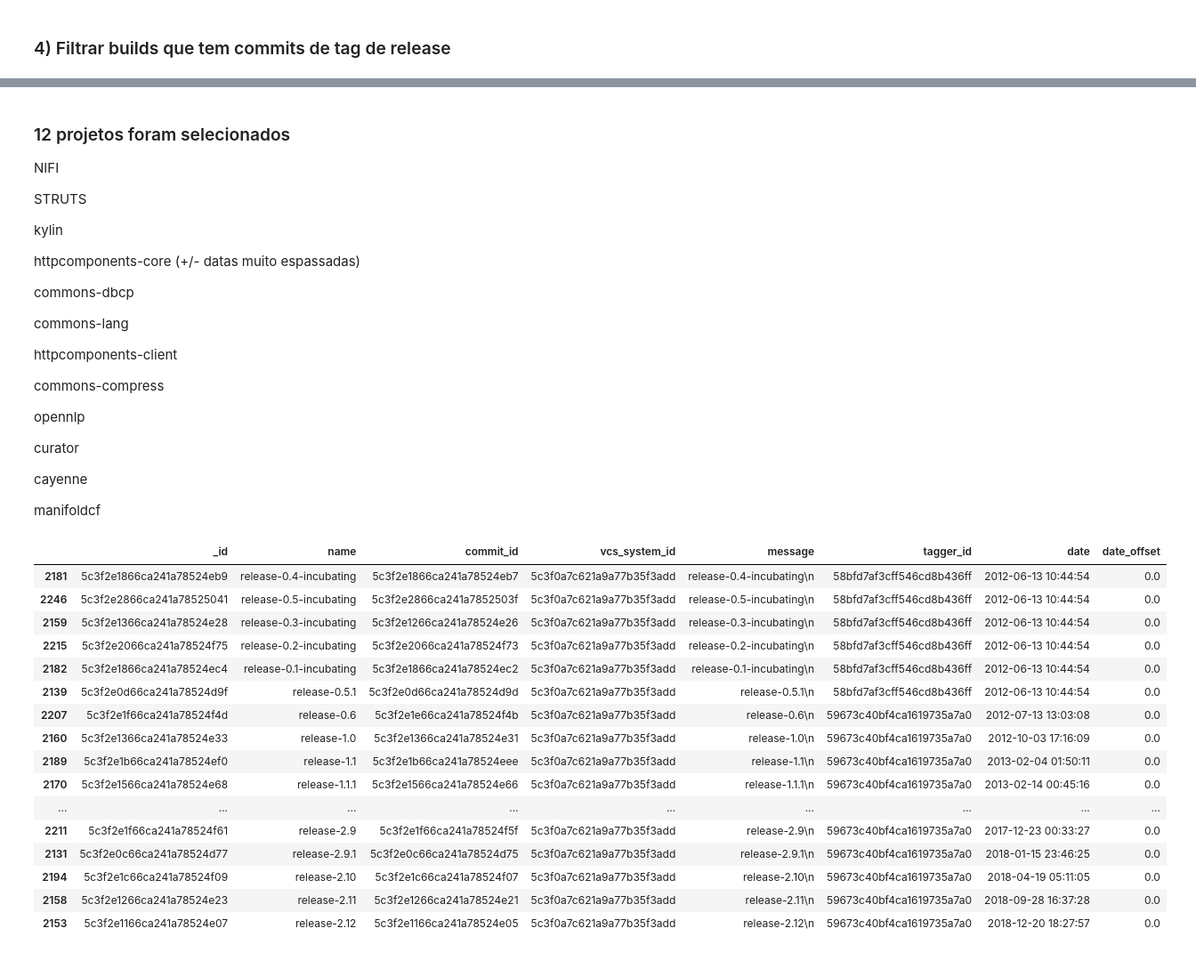
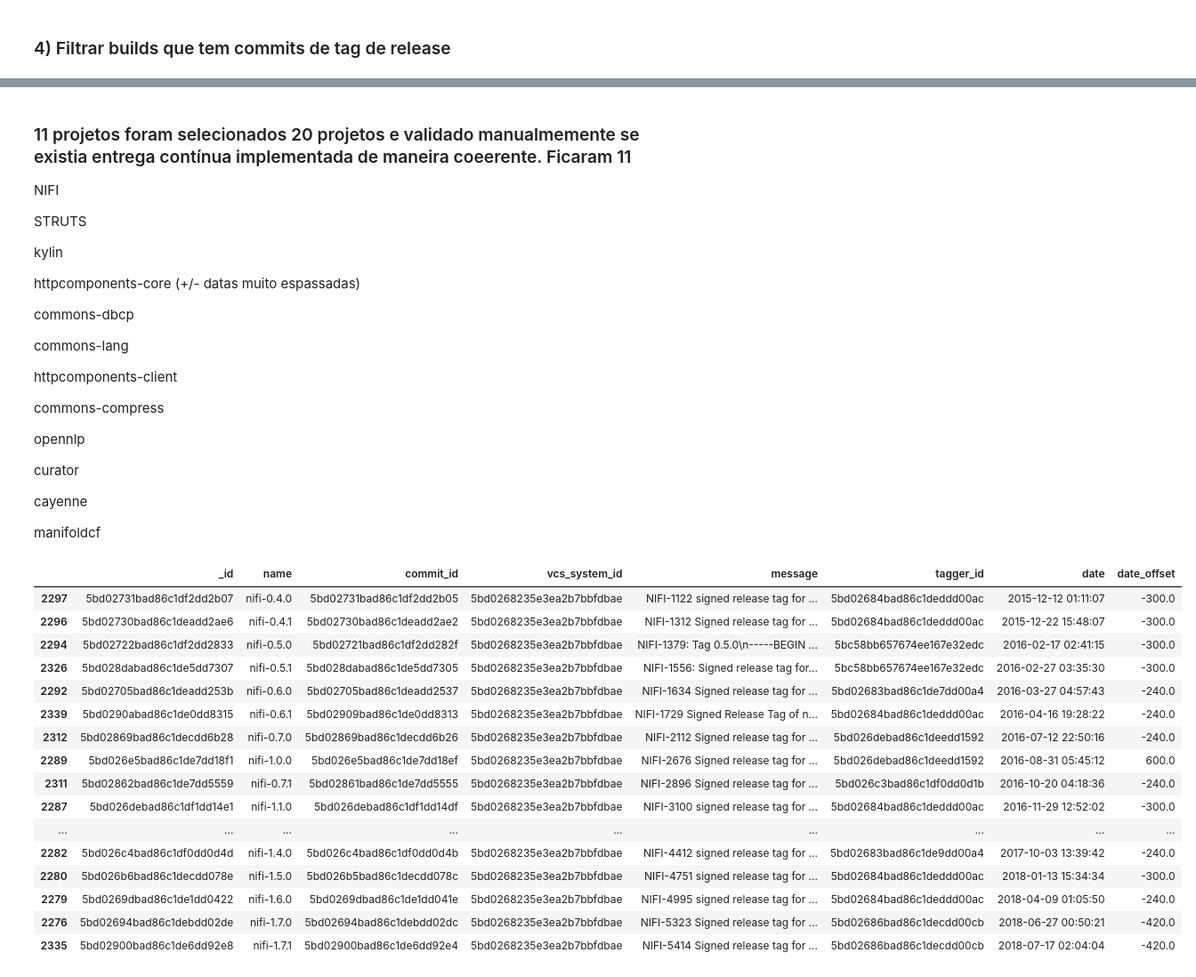
Before and after one commit to diegoandrade-iuv/msr-ch2022-cd, a Jupyter notebook: perguntas de pesquisa.ipynb, the cells around one changed output, grey strips where cells are left out. Shown at 89% size. Cells and saved outputs as stored; diff of their text form; code cells hidden in the pictures.

Commit message:
atualização do banco e validação manual dos projetos

```diff
--- a/perguntas de pesquisa.ipynb
+++ b/perguntas de pesquisa.ipynb
@@ -9,5 +9,5 @@ import pandas as pd
 from pymongo import MongoClient
 from bson.objectid import ObjectId
 client = MongoClient()
-db = client.smartshark_2_1
+db = client.smartshark_2_2
 # %% [markdown]
@@ -139,5 +164,5 @@ Name: vcs_system_id, dtype: int64
 # %% [markdown]
-### 12 projetos foram selecionados
+### 11 projetos foram selecionados 20 projetos e validado manualmemente se existia entrega contínua implementada de maneira coeerente. Ficaram 11
 NIFI
 
 STRUTS
@@ -162,26 +187,26 @@ cayenne
 
 manifoldcf
 # %%
-a = ObjectId('5c3f0a7c621a9a77b35f3add')
+a = ObjectId('5bd0268235e3ea2b7bbfdbae')
 tagsDeRelase.query('vcs_system_id == @a').sort_values(by=['date'])
 # %% [output]
 |  | _id | name | commit_id | vcs_system_id | message | tagger_id | date | date_offset |
-| 2181 | 5c3f2e1866ca241a78524eb9 | release-0.4-incubating | 5c3f2e1866ca241a78524eb7 | 5c3f0a7c621a9a77b35f3add | release-0.4-incubating\n | 58bfd7af3cff546cd8b436ff | 2012-06-13 10:44:54 | 0.0 |
-| 2246 | 5c3f2e2866ca241a78525041 | release-0.5-incubating | 5c3f2e2866ca241a7852503f | 5c3f0a7c621a9a77b35f3add | release-0.5-incubating\n | 58bfd7af3cff546cd8b436ff | 2012-06-13 10:44:54 | 0.0 |
-| 2159 | 5c3f2e1366ca241a78524e28 | release-0.3-incubating | 5c3f2e1266ca241a78524e26 | 5c3f0a7c621a9a77b35f3add | release-0.3-incubating\n | 58bfd7af3cff546cd8b436ff | 2012-06-13 10:44:54 | 0.0 |
-| 2215 | 5c3f2e2066ca241a78524f75 | release-0.2-incubating | 5c3f2e2066ca241a78524f73 | 5c3f0a7c621a9a77b35f3add | release-0.2-incubating\n | 58bfd7af3cff546cd8b436ff | 2012-06-13 10:44:54 | 0.0 |
-| 2182 | 5c3f2e1866ca241a78524ec4 | release-0.1-incubating | 5c3f2e1866ca241a78524ec2 | 5c3f0a7c621a9a77b35f3add | release-0.1-incubating\n | 58bfd7af3cff546cd8b436ff | 2012-06-13 10:44:54 | 0.0 |
-| 2139 | 5c3f2e0d66ca241a78524d9f | release-0.5.1 | 5c3f2e0d66ca241a78524d9d | 5c3f0a7c621a9a77b35f3add | release-0.5.1\n | 58bfd7af3cff546cd8b436ff | 2012-06-13 10:44:54 | 0.0 |
-| 2207 | 5c3f2e1f66ca241a78524f4d | release-0.6 | 5c3f2e1e66ca241a78524f4b | 5c3f0a7c621a9a77b35f3add | release-0.6\n | 59673c40bf4ca1619735a7a0 | 2012-07-13 13:03:08 | 0.0 |
-| 2160 | 5c3f2e1366ca241a78524e33 | release-1.0 | 5c3f2e1366ca241a78524e31 | 5c3f0a7c621a9a77b35f3add | release-1.0\n | 59673c40bf4ca1619735a7a0 | 2012-10-03 17:16:09 | 0.0 |
-| 2189 | 5c3f2e1b66ca241a78524ef0 | release-1.1 | 5c3f2e1b66ca241a78524eee | 5c3f0a7c621a9a77b35f3add | release-1.1\n | 59673c40bf4ca1619735a7a0 | 2013-02-04 01:50:11 | 0.0 |
-| 2170 | 5c3f2e1566ca241a78524e68 | release-1.1.1 | 5c3f2e1566ca241a78524e66 | 5c3f0a7c621a9a77b35f3add | release-1.1.1\n | 59673c40bf4ca1619735a7a0 | 2013-02-14 00:45:16 | 0.0 |
+| 2297 | 5bd02731bad86c1df2dd2b07 | nifi-0.4.0 | 5bd02731bad86c1df2dd2b05 | 5bd0268235e3ea2b7bbfdbae | NIFI-1122 signed release tag for ... | 5bd02684bad86c1deddd00ac | 2015-12-12 01:11:07 | -300.0 |
+| 2296 | 5bd02730bad86c1deadd2ae6 | nifi-0.4.1 | 5bd02730bad86c1deadd2ae2 | 5bd0268235e3ea2b7bbfdbae | NIFI-1312 Signed release tag for ... | 5bd02684bad86c1deddd00ac | 2015-12-22 15:48:07 | -300.0 |
+| 2294 | 5bd02722bad86c1df2dd2833 | nifi-0.5.0 | 5bd02721bad86c1df2dd282f | 5bd0268235e3ea2b7bbfdbae | NIFI-1379: Tag 0.5.0\n-----BEGIN ... | 5bc58bb657674ee167e32edc | 2016-02-17 02:41:15 | -300.0 |
+| 2326 | 5bd028dabad86c1de5dd7307 | nifi-0.5.1 | 5bd028dabad86c1de5dd7305 | 5bd0268235e3ea2b7bbfdbae | NIFI-1556: Signed release tag for... | 5bc58bb657674ee167e32edc | 2016-02-27 03:35:30 | -300.0 |
+| 2292 | 5bd02705bad86c1deadd253b | nifi-0.6.0 | 5bd02705bad86c1deadd2537 | 5bd0268235e3ea2b7bbfdbae | NIFI-1634 Signed release tag for ... | 5bd02683bad86c1de7dd00a4 | 2016-03-27 04:57:43 | -240.0 |
+| 2339 | 5bd0290abad86c1de0dd8315 | nifi-0.6.1 | 5bd02909bad86c1de0dd8313 | 5bd0268235e3ea2b7bbfdbae | NIFI-1729 Signed Release Tag of n... | 5bd02684bad86c1deddd00ac | 2016-04-16 19:28:22 | -240.0 |
+| 2312 | 5bd02869bad86c1decdd6b28 | nifi-0.7.0 | 5bd02869bad86c1decdd6b26 | 5bd0268235e3ea2b7bbfdbae | NIFI-2112 Signed release tag for ... | 5bd026debad86c1deedd1592 | 2016-07-12 22:50:16 | -240.0 |
+| 2289 | 5bd026e5bad86c1de7dd18f1 | nifi-1.0.0 | 5bd026e5bad86c1de7dd18ef | 5bd0268235e3ea2b7bbfdbae | NIFI-2676 Signed release tag for ... | 5bd026debad86c1deedd1592 | 2016-08-31 05:45:12 | 600.0 |
+| 2311 | 5bd02862bad86c1de7dd5559 | nifi-0.7.1 | 5bd02861bad86c1de7dd5555 | 5bd0268235e3ea2b7bbfdbae | NIFI-2896 Signed release tag for ... | 5bd026c3bad86c1df0dd0d1b | 2016-10-20 04:18:36 | -240.0 |
+| 2287 | 5bd026debad86c1df1dd14e1 | nifi-1.1.0 | 5bd026debad86c1df1dd14df | 5bd0268235e3ea2b7bbfdbae | NIFI-3100 signed release tag for ... | 5bd02684bad86c1deddd00ac | 2016-11-29 12:52:02 | -300.0 |
 | ... | ... | ... | ... | ... | ... | ... | ... | ... |
-| 2211 | 5c3f2e1f66ca241a78524f61 | release-2.9 | 5c3f2e1f66ca241a78524f5f | 5c3f0a7c621a9a77b35f3add | release-2.9\n | 59673c40bf4ca1619735a7a0 | 2017-12-23 00:33:27 | 0.0 |
-| 2131 | 5c3f2e0c66ca241a78524d77 | release-2.9.1 | 5c3f2e0c66ca241a78524d75 | 5c3f0a7c621a9a77b35f3add | release-2.9.1\n | 59673c40bf4ca1619735a7a0 | 2018-01-15 23:46:25 | 0.0 |
-| 2194 | 5c3f2e1c66ca241a78524f09 | release-2.10 | 5c3f2e1c66ca241a78524f07 | 5c3f0a7c621a9a77b35f3add | release-2.10\n | 59673c40bf4ca1619735a7a0 | 2018-04-19 05:11:05 | 0.0 |
-| 2158 | 5c3f2e1266ca241a78524e23 | release-2.11 | 5c3f2e1266ca241a78524e21 | 5c3f0a7c621a9a77b35f3add | release-2.11\n | 59673c40bf4ca1619735a7a0 | 2018-09-28 16:37:28 | 0.0 |
-| 2153 | 5c3f2e1166ca241a78524e07 | release-2.12 | 5c3f2e1166ca241a78524e05 | 5c3f0a7c621a9a77b35f3add | release-2.12\n | 59673c40bf4ca1619735a7a0 | 2018-12-20 18:27:57 | 0.0 |
+| 2282 | 5bd026c4bad86c1df0dd0d4d | nifi-1.4.0 | 5bd026c4bad86c1df0dd0d4b | 5bd0268235e3ea2b7bbfdbae | NIFI-4412 signed release tag for ... | 5bd02683bad86c1de9dd00a4 | 2017-10-03 13:39:42 | -240.0 |
+| 2280 | 5bd026b6bad86c1decdd078e | nifi-1.5.0 | 5bd026b5bad86c1decdd078c | 5bd0268235e3ea2b7bbfdbae | NIFI-4751 signed release tag for ... | 5bd02684bad86c1deddd00ac | 2018-01-13 15:34:34 | -300.0 |
+| 2279 | 5bd0269dbad86c1de1dd0422 | nifi-1.6.0 | 5bd0269dbad86c1de1dd041e | 5bd0268235e3ea2b7bbfdbae | NIFI-4995 signed release tag for ... | 5bd02684bad86c1deddd00ac | 2018-04-09 01:05:50 | -240.0 |
+| 2276 | 5bd02694bad86c1debdd02de | nifi-1.7.0 | 5bd02694bad86c1debdd02dc | 5bd0268235e3ea2b7bbfdbae | NIFI-5323 Signed release tag for ... | 5bd02686bad86c1decdd00cb | 2018-06-27 00:50:21 | -420.0 |
+| 2335 | 5bd02900bad86c1de6dd92e8 | nifi-1.7.1 | 5bd02900bad86c1de6dd92e4 | 5bd0268235e3ea2b7bbfdbae | NIFI-5414 Signed release tag for ... | 5bd02686bad86c1decdd00cb | 2018-07-17 02:04:04 | -420.0 |
 # %%
 BuildsValidos.query('vcs_system_id == @a').sort_values(by=['started_at'])
 # %% [output]
```
Also changed, not shown: parts of 17 cells of this notebook, 2 other files.
